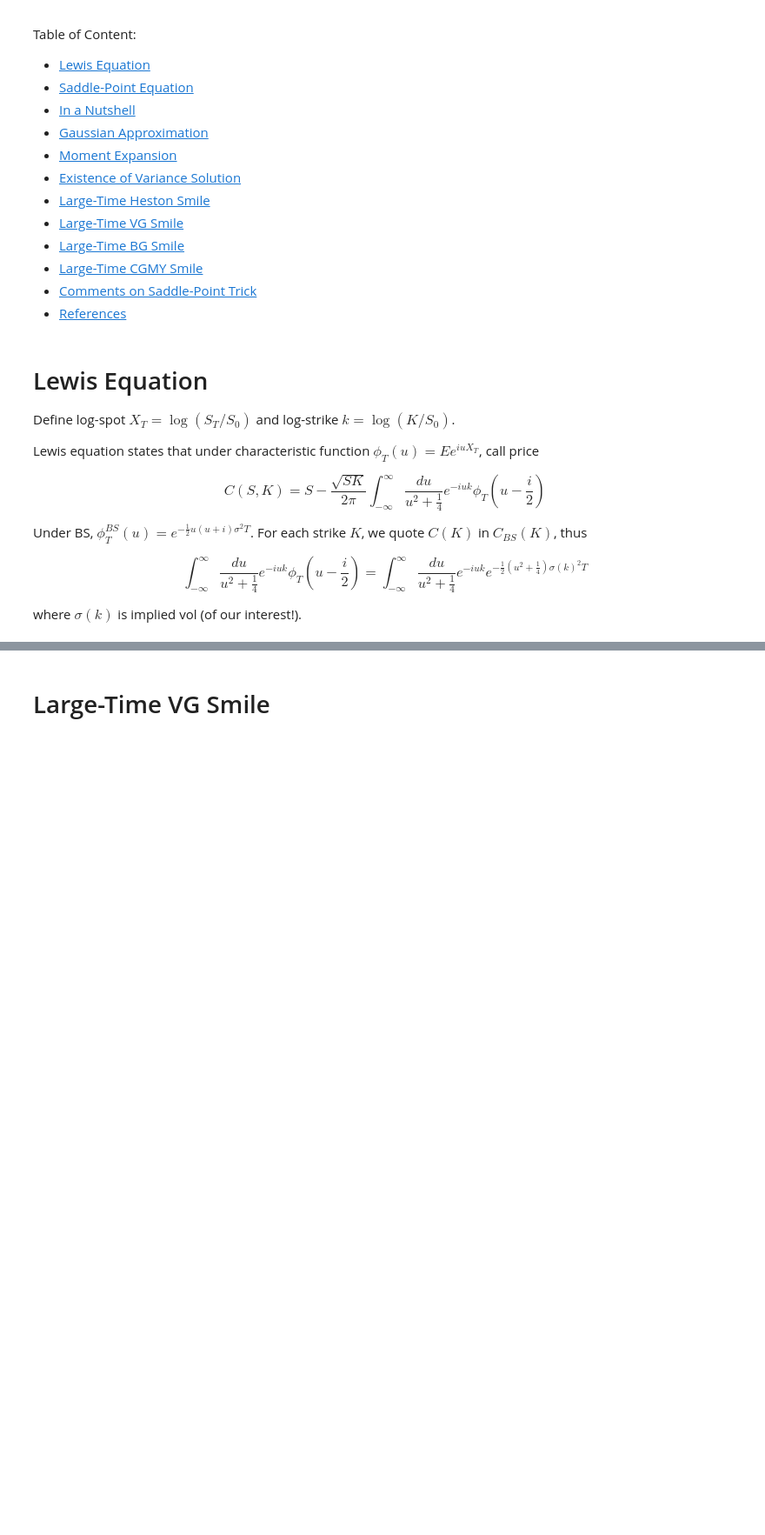
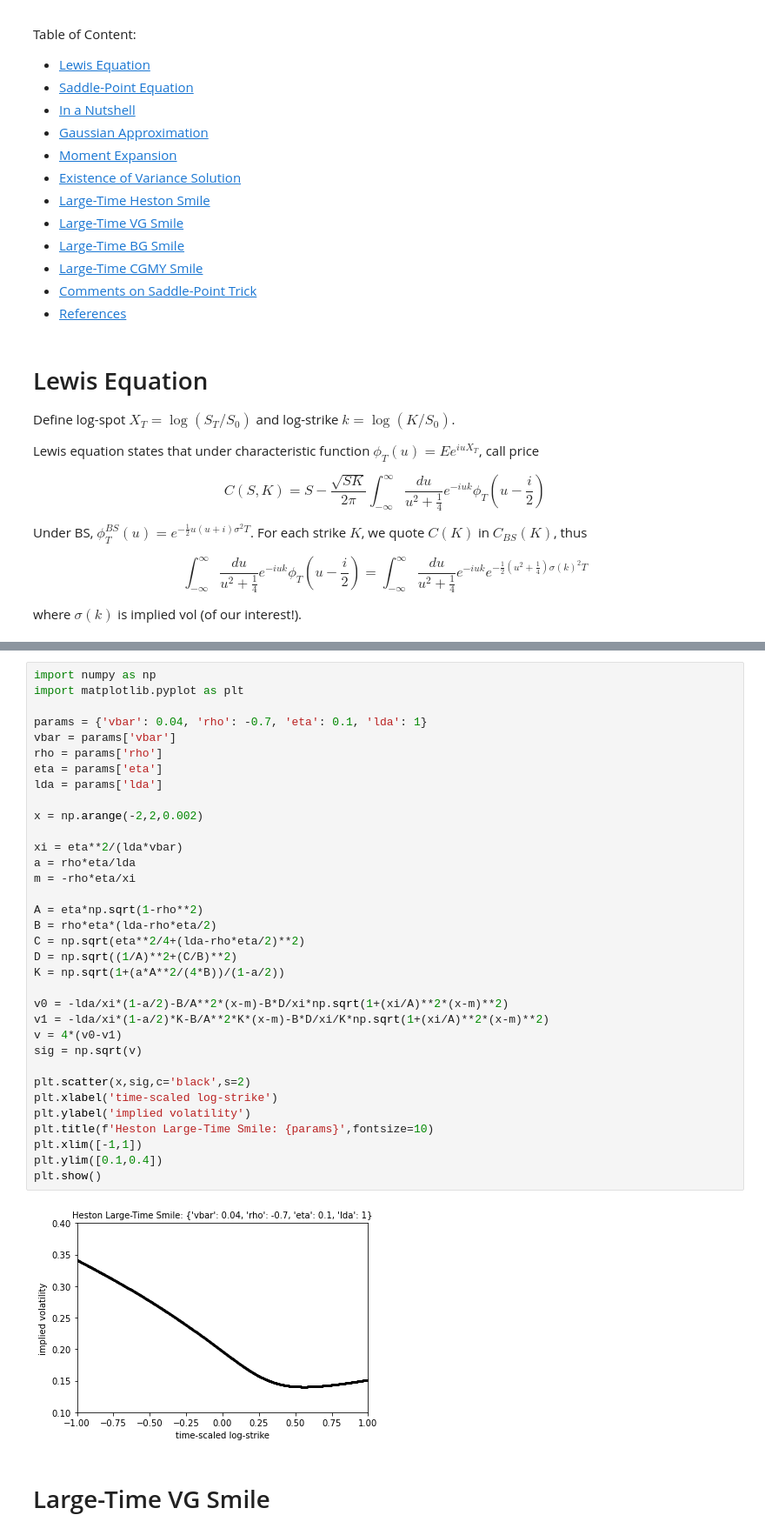
Before and after one commit to frankieycy/option-pricing, a Jupyter notebook: saddle-point/Saddle-Point Approach to Large-Time Vol Smile.ipynb, the cells around one changed output, grey strips where cells are left out. Shown at 87% size. Drawn from its saved outputs; the diff is of its cells as text; blank space fills up the shorter version.

Commit message:
sdl-pt: heston

```diff
--- a/saddle-point/Saddle-Point Approach to Large-Time Vol Smile.ipynb
+++ b/saddle-point/Saddle-Point Approach to Large-Time Vol Smile.ipynb
@@ -425,3 +658,39 @@ We derive the large-time Heston full smile, unapproximated thus valid for all st
+# %%
+import numpy as np
+import matplotlib.pyplot as plt
+
+params = {'vbar': 0.04, 'rho': -0.7, 'eta': 0.1, 'lda': 1}
+vbar = params['vbar']
+rho = params['rho']
+eta = params['eta']
+lda = params['lda']
+
+x = np.arange(-2,2,0.002)
+
+xi = eta**2/(lda*vbar)
+a = rho*eta/lda
+m = -rho*eta/xi
+
+A = eta*np.sqrt(1-rho**2)
+B = rho*eta*(lda-rho*eta/2)
+C = np.sqrt(eta**2/4+(lda-rho*eta/2)**2)
+D = np.sqrt((1/A)**2+(C/B)**2)
+K = np.sqrt(1+(a*A**2/(4*B))/(1-a/2))
+
+v0 = -lda/xi*(1-a/2)-B/A**2*(x-m)-B*D/xi*np.sqrt(1+(xi/A)**2*(x-m)**2)
+v1 = -lda/xi*(1-a/2)*K-B/A**2*K*(x-m)-B*D/xi/K*np.sqrt(1+(xi/A)**2*(x-m)**2)
+v = 4*(v0-v1)
+sig = np.sqrt(v)
+
+plt.scatter(x,sig,c='black',s=2)
+plt.xlabel('time-scaled log-strike')
+plt.ylabel('implied volatility')
+plt.title(f'Heston Large-Time Smile: {params}',fontsize=10)
+plt.xlim([-1,1])
+plt.ylim([0.1,0.4])
+plt.show()
+# %% [output]
+[figure, added]
 # %% [markdown]
 # Large-Time VG Smile
 # %% [markdown]
```
Also changed, not shown: parts of 7 cells of this notebook, 5 other files.
